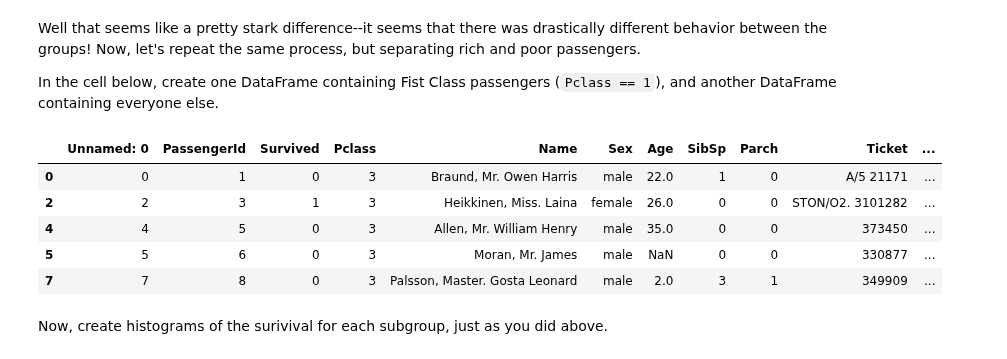
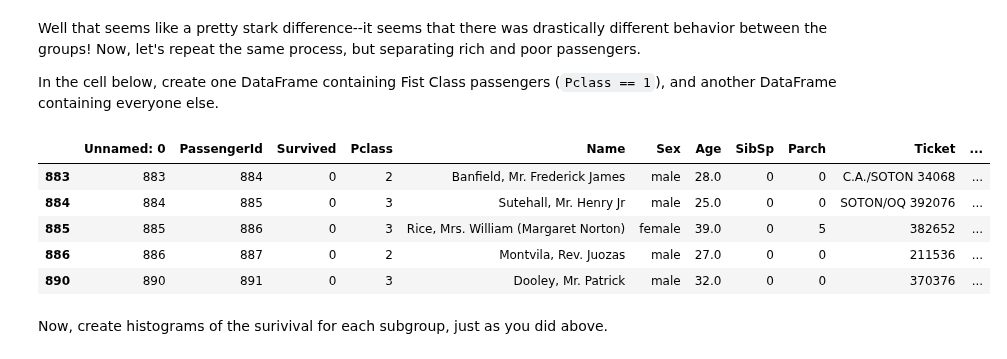
Before and after one commit to cjriggio/dsc-using-sql-with-pandas-lab-nyc-ds-career-042219, a Jupyter notebook: index.ipynb, the cells around one changed output. Saved outputs shown, nothing was run; the diff lists cells and outputs as text; code cells hidden in the pictures.

```diff
--- a/index.ipynb
+++ b/index.ipynb
@@ -149,14 +149,14 @@ In the cell below, create one DataFrame containing Fist Class passengers (`Pclas
 first_class_df = df[df.Pclass == '1']
 second_third_class_df = df[(df.Pclass == '2') | (df.Pclass == '3')]
 # %%
-second_third_class_df.head()
+second_third_class_df.tail()
 # %% [output]
 |  | Unnamed: 0 | PassengerId | Survived | Pclass | Name | Sex | Age | SibSp | Parch | Ticket | ... |
-| 0 | 0 | 1 | 0 | 3 | Braund, Mr. Owen Harris | male | 22.0 | 1 | 0 | A/5 21171 | ... |
-| 2 | 2 | 3 | 1 | 3 | Heikkinen, Miss. Laina | female | 26.0 | 0 | 0 | STON/O2. 3101282 | ... |
-| 4 | 4 | 5 | 0 | 3 | Allen, Mr. William Henry | male | 35.0 | 0 | 0 | 373450 | ... |
-| 5 | 5 | 6 | 0 | 3 | Moran, Mr. James | male | NaN | 0 | 0 | 330877 | ... |
-| 7 | 7 | 8 | 0 | 3 | Palsson, Master. Gosta Leonard | male | 2.0 | 3 | 1 | 349909 | ... |
+| 883 | 883 | 884 | 0 | 2 | Banfield, Mr. Frederick James | male | 28.0 | 0 | 0 | C.A./SOTON 34068 | ... |
+| 884 | 884 | 885 | 0 | 3 | Sutehall, Mr. Henry Jr | male | 25.0 | 0 | 0 | SOTON/OQ 392076 | ... |
+| 885 | 885 | 886 | 0 | 3 | Rice, Mrs. William (Margaret Norton) | female | 39.0 | 0 | 5 | 382652 | ... |
+| 886 | 886 | 887 | 0 | 2 | Montvila, Rev. Juozas | male | 27.0 | 0 | 0 | 211536 | ... |
+| 890 | 890 | 891 | 0 | 3 | Dooley, Mr. Patrick | male | 32.0 | 0 | 0 | 370376 | ... |
 # %% [markdown]
 Now, create histograms of the surivival for each subgroup, just as you did above.
 # %% [markdown]
```
